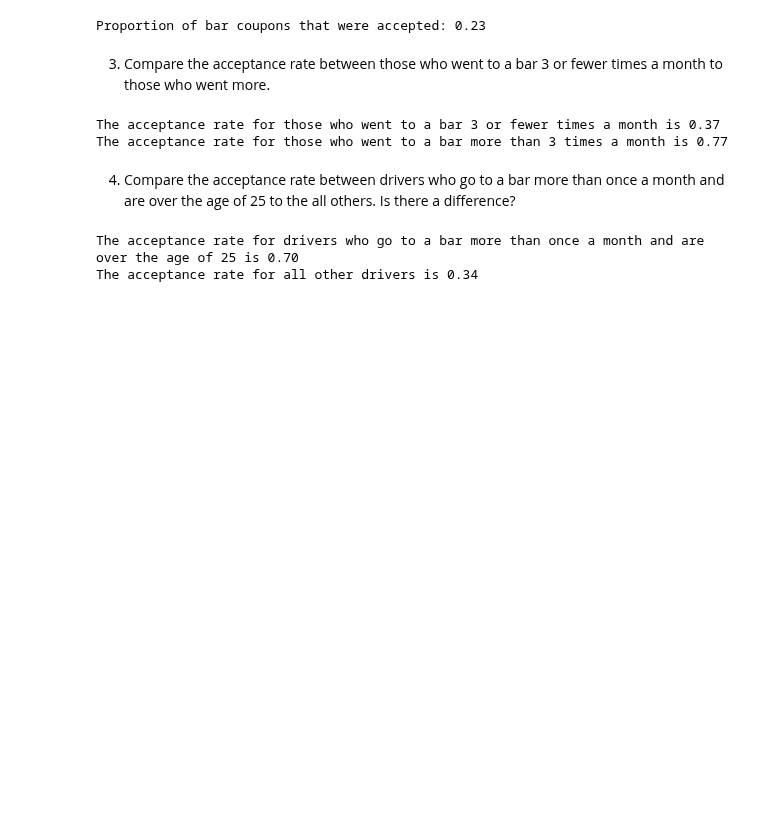
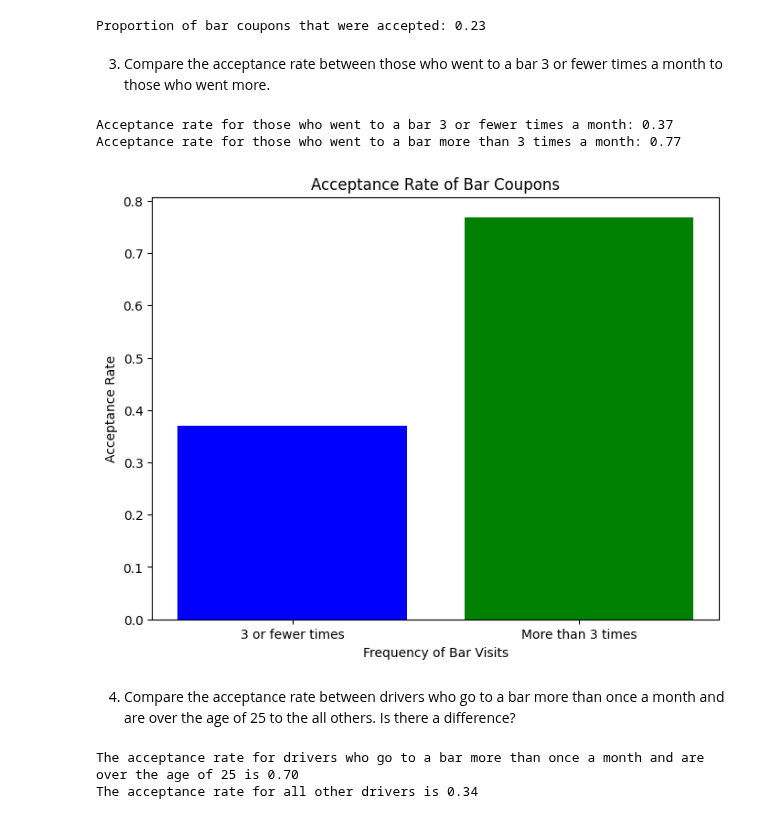
Before and after one commit to ssanjay08/kraftwerk, a Jupyter notebook: Assignment_5.1/prompt.ipynb, the cells around one changed output. Drawn from its saved outputs; the diff is of its cells as text; code cells hidden in the pictures; blank space fills up the shorter version.

```diff
--- a/Assignment_5.1/prompt.ipynb
+++ b/Assignment_5.1/prompt.ipynb
@@ -195,22 +213,42 @@ print(f"\nProportion of bar coupons that were accepted: {proportion_accepted:.2f
 Proportion of bar coupons that were accepted: 0.23
 # %% [markdown]
 3. Compare the acceptance rate between those who went to a bar 3 or fewer times a month to those who went more.
-# %%
-data = pd.read_csv('data/coupons.csv')
-bar_coupons = data[data['coupon'] == 'Bar']
-pd.set_option('future.no_silent_downcasting', True)
-bar_coupons.loc[:, 'Bar']  = bar_coupons['Bar'].replace({'never': 0, 'less1': 0.5, '1~3': 2, '4~8': 6, 'gt8': 9})
-
-#Acceptance rate for those who went to a bar 3 or fewer times a month
-acceptance_rate_fewer = bar_coupons[bar_coupons['Bar'] <= 3]['Y'].mean()
-
-# Acceptance rate for those who went to a bar more than 3 times a month
-acceptance_rate_more = bar_coupons[bar_coupons['Bar'] > 3]['Y'].mean()
-print(f"The acceptance rate for those who went to a bar 3 or fewer times a month is {acceptance_rate_fewer:.2f}")
-print(f"The acceptance rate for those who went to a bar more than 3 times a month is {acceptance_rate_more:.2f}")
-# %% [output]
-The acceptance rate for those who went to a bar 3 or fewer times a month is 0.37
-The acceptance rate for those who went to a bar more than 3 times a month is 0.77
+# %%
+
+pd.set_option('future.no_silent_downcasting', True)
+
+bar_coupons = data[data['coupon'] == 'Bar'].copy()
+
+bar_coupons = bar_coupons.infer_objects(copy=False)
+# Compare the acceptance rate between those who went to a bar 3 or fewer times a month and those who went more
+bar_coupons['Bar'] = bar_coupons['Bar'].replace({'never': 0, 'less1': 1, '1~3': 2, '4~8': 4, 'gt8': 8})
+
+
+
+
+# Group by bar visits and calculate acceptance rates
+acceptance_rate_fewer = bar_coupons[bar_coupons['Bar'] <= 3]['Y'].mean()
+acceptance_rate_more = bar_coupons[bar_coupons['Bar'] > 3]['Y'].mean()
+
+# Print the acceptance rates
+print(f"Acceptance rate for those who went to a bar 3 or fewer times a month: {acceptance_rate_fewer:.2f}")
+print(f"Acceptance rate for those who went to a bar more than 3 times a month: {acceptance_rate_more:.2f}")
+
+
+# Create a bar chart to visualize the acceptance rates
+labels = ['3 or fewer times', 'More than 3 times']
+rates = [acceptance_rate_fewer, acceptance_rate_more]
+
+plt.figure(figsize=(8, 6))
+plt.bar(labels, rates, color=['blue', 'green'])
+plt.title('Acceptance Rate of Bar Coupons')
+plt.xlabel('Frequency of Bar Visits')
+plt.ylabel('Acceptance Rate')
+plt.show()
+# %% [output]
+Acceptance rate for those who went to a bar 3 or fewer times a month: 0.37
+Acceptance rate for those who went to a bar more than 3 times a month: 0.77
+[figure, added]
 # %% [markdown]
 4. Compare the acceptance rate between drivers who go to a bar more than once a month and are over the age of 25 to the all others.  Is there a difference?
 # %%
```
Also changed, not shown: parts of 24 cells of this notebook.
